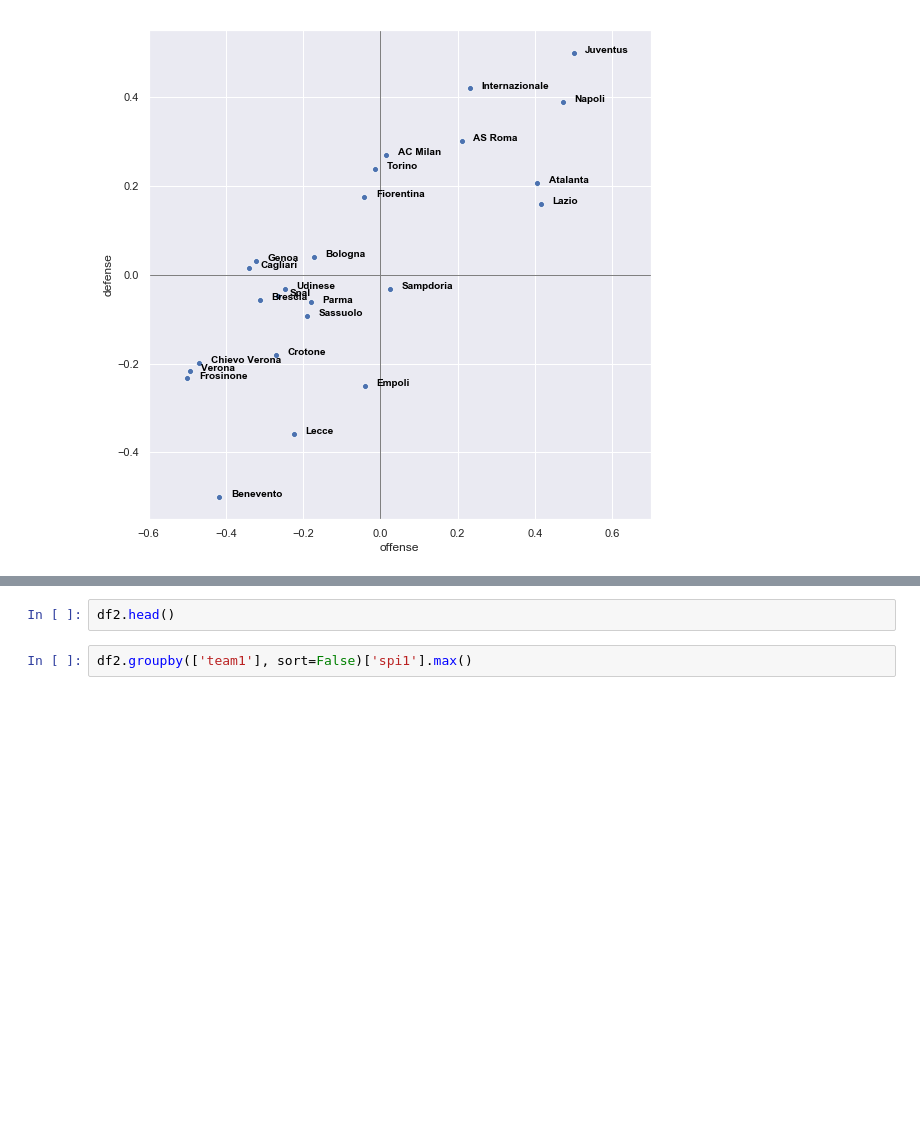
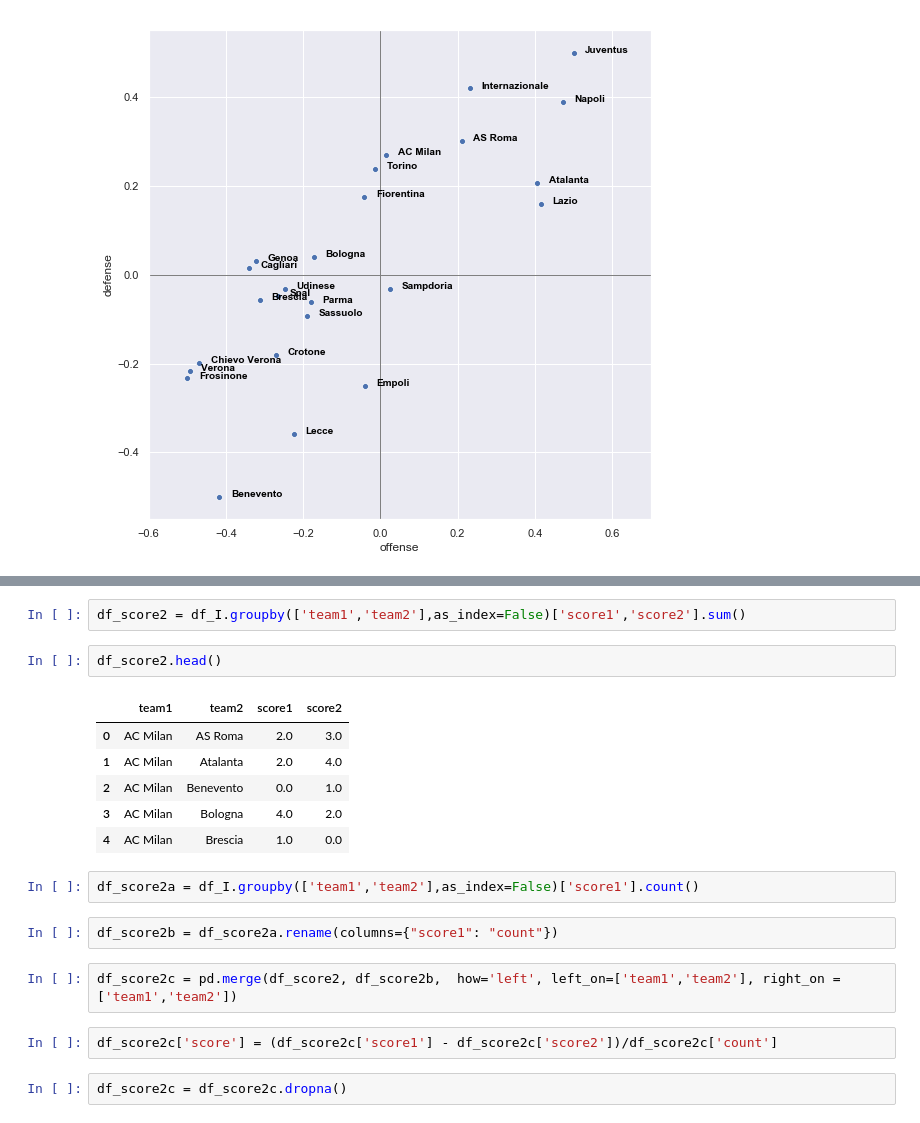
Before and after one commit to weizhaoalex/Juventus_SPI, a Jupyter notebook: Soccer_Club.ipynb, the cells around one changed output, grey strips where cells are left out. Drawn from its saved outputs; the diff is of its cells as text; blank space fills up the shorter version.

```diff
--- a/Soccer_Club.ipynb
+++ b/Soccer_Club.ipynb
@@ -278,4 +286,21 @@ df2 = df[df['date']>'2019-09-01']
+# %%
+df_score2 = df_I.groupby(['team1','team2'],as_index=False)['score1','score2'].sum()
 # %%
-df2.head()
+df_score2.head()
+# %% [output]
+|  | team1 | team2 | score1 | score2 |
+| 0 | AC Milan | AS Roma | 2.0 | 3.0 |
+| 1 | AC Milan | Atalanta | 2.0 | 4.0 |
+| 2 | AC Milan | Benevento | 0.0 | 1.0 |
+| 3 | AC Milan | Bologna | 4.0 | 2.0 |
+| 4 | AC Milan | Brescia | 1.0 | 0.0 |
-# %%
-df2.groupby(['team1'], sort=False)['spi1'].max()
+# %%
+df_score2a = df_I.groupby(['team1','team2'],as_index=False)['score1'].count()
+# %%
+df_score2b = df_score2a.rename(columns={"score1": "count"})
+# %%
+df_score2c = pd.merge(df_score2, df_score2b,  how='left', left_on=['team1','team2'], right_on = ['team1','team2'])
+# %%
+df_score2c['score'] = (df_score2c['score1'] - df_score2c['score2'])/df_score2c['count']
+# %%
+df_score2c = df_score2c.dropna()
```
Also changed, not shown: parts of 10 cells of this notebook.
